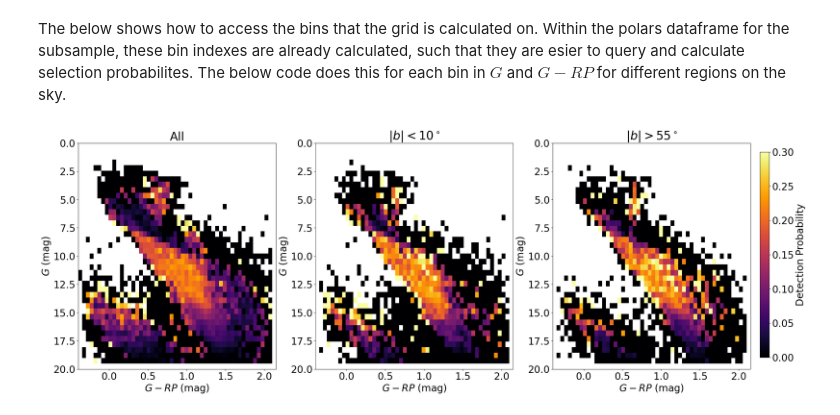
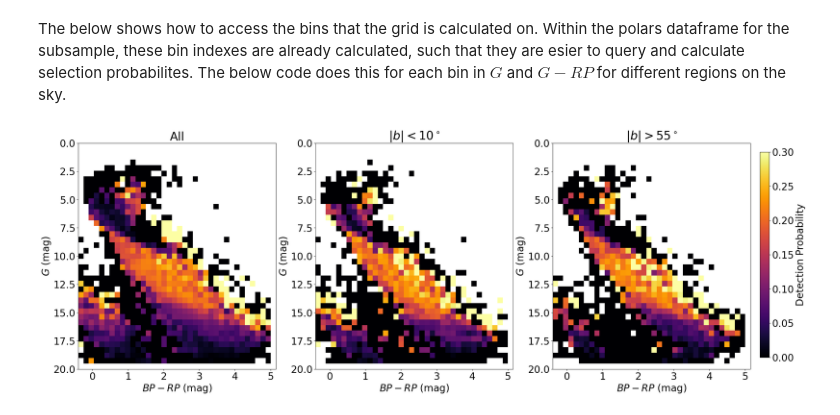
Before and after one commit to imedan/snc_sf, a Jupyter notebook: notebooks/SF_example_plots.ipynb, the cells around one changed output. Drawn from its saved outputs; the diff is of its cells as text; code cells hidden in the pictures.

```diff
--- a/notebooks/SF_example_plots.ipynb
+++ b/notebooks/SF_example_plots.ipynb
@@ -33,18 +35,18 @@ The below shows how to access the bins that the grid is calculated on. Within th
 # %%
 Gbins = np.arange(*sncsf.sf_bins['phot_g_mean_mag'])
 
-GRPbins = np.arange(*sncsf.sf_bins['g_rp'])
+BPRPbins = np.arange(*sncsf.sf_bins['bp_rp'])
 # %%
 from snc_sf.utils import calc_subsample_p
 
 RNG = np.random.default_rng(666)
 
 
-median_cmd = np.zeros((len(GRPbins), len(Gbins)))
+median_cmd = np.zeros((len(BPRPbins), len(Gbins)))
 
-for i in range(len(GRPbins)):
+for i in range(len(BPRPbins)):
     for j in range(len(Gbins)):
-        idx = np.where((np.array(sncsf.subsamp['g_rp_']) == i) & (np.array(sncsf.subsamp['phot_g_mean_mag_']) == j))[0]
+        idx = np.where((np.array(sncsf.subsamp['bp_rp_']) == i) & (np.array(sncsf.subsamp['phot_g_mean_mag_']) == j))[0]
         if len(idx) > 0:
             if np.nansum(sncsf.subsamp['k'][idx]) > 0:
                 samps = calc_subsample_p(
@@ -65,12 +67,12 @@ ipix = np.arange(npix)
 ra, dec = hp.pix2ang(nside, ipix, lonlat=True, nest=True)
 sc = coord.SkyCoord(ra * u.deg, dec * u.deg)
 # %%
-median_cmd_lowlat = np.zeros((len(GRPbins), len(Gbins)))
+median_cmd_lowlat = np.zeros((len(BPRPbins), len(Gbins)))
 
-for i in range(len(GRPbins)):
+for i in range(len(BPRPbins)):
     for j in range(len(Gbins)):
         idx = np.where((np.isin(sncsf.subsamp['healpix_'], ipix[abs(sc.galactic.b.deg) < 10])) \
-                       & (np.array(sncsf.subsamp['g_rp_']) == i) \
+                       & (np.array(sncsf.subsamp['bp_rp_']) == i) \
                        & (np.array(sncsf.subsamp['phot_g_mean_mag_']) == j))[0]
         if len(idx) > 0:
             if np.nansum(sncsf.subsamp['k'][idx]) > 0:
@@ -82,12 +84,12 @@ for i in range(len(GRPbins)):
         else:
             median_cmd_lowlat[i][j] = np.nan
 # %%
-median_cmd_highlat = np.zeros((len(GRPbins), len(Gbins)))
+median_cmd_highlat = np.zeros((len(BPRPbins), len(Gbins)))
 
-for i in range(len(GRPbins)):
+for i in range(len(BPRPbins)):
     for j in range(len(Gbins)):
         idx = np.where((np.isin(sncsf.subsamp['healpix_'], ipix[abs(sc.galactic.b.deg) > 55])) \
-                       & (np.array(sncsf.subsamp['g_rp_']) == i) \
+                       & (np.array(sncsf.subsamp['bp_rp_']) == i) \
                        & (np.array(sncsf.subsamp['phot_g_mean_mag_']) == j))[0]
         if len(idx) > 0:
             if np.nansum(sncsf.subsamp['k'][idx]) > 0:
@@ -101,29 +103,29 @@ for i in range(len(GRPbins)):
 # %%
 f, (ax1, ax2, ax3) = plt.subplots(1, 3, figsize=(32, 10))
 
 ax1.imshow(median_cmd.T, origin='lower', aspect='auto',
-           extent=(GRPbins.min(), GRPbins.max(), Gbins.min(), Gbins.max()), vmin=0., vmax=0.3, cmap='inferno')
+           extent=(BPRPbins.min(), BPRPbins.max(), Gbins.min(), Gbins.max()), vmin=0., vmax=0.3, cmap='inferno')
 ax1.set_title('All')
 
 ax2.imshow(median_cmd_lowlat.T, origin='lower', aspect='auto',
-           extent=(GRPbins.min(), GRPbins.max(), Gbins.min(), Gbins.max()), vmin=0., vmax=0.3, cmap='inferno')
+           extent=(BPRPbins.min(), BPRPbins.max(), Gbins.min(), Gbins.max()), vmin=0., vmax=0.3, cmap='inferno')
 ax2.set_title(r'$|b| < 10^\circ$')
 
 dens = ax3.imshow(median_cmd_highlat.T, origin='lower', aspect='auto',
-           extent=(GRPbins.min(), GRPbins.max(), Gbins.min(), Gbins.max()), vmin=0., vmax=0.3, cmap='inferno')
+           extent=(BPRPbins.min(), BPRPbins.max(), Gbins.min(), Gbins.max()), vmin=0., vmax=0.3, cmap='inferno')
 ax3.set_title(r'$|b| > 55^\circ$')
 
 for ax in [ax1, ax2, ax3]:
     ax.invert_yaxis()
-    ax.set_xlabel(r'$G-RP$ (mag)')
+    ax.set_xlabel(r'$BP-RP$ (mag)')
     ax.set_ylabel(r'$G$ (mag)')
 
 f.subplots_adjust(right=0.84)
 cbar_ax = f.add_axes([0.85, 0.15, 0.01, 0.7])
 f.colorbar(dens, cax=cbar_ax, label=r'Detection Probability')
 
 plt.savefig('paper_plots/CMD_detection_prob.png', bbox_inches='tight')
 
 plt.show()
 # %% [output]
-[figure, old version]
+[figure, new version]
```
Also changed, not shown: parts of 1 cell of this notebook, 1 other file.
